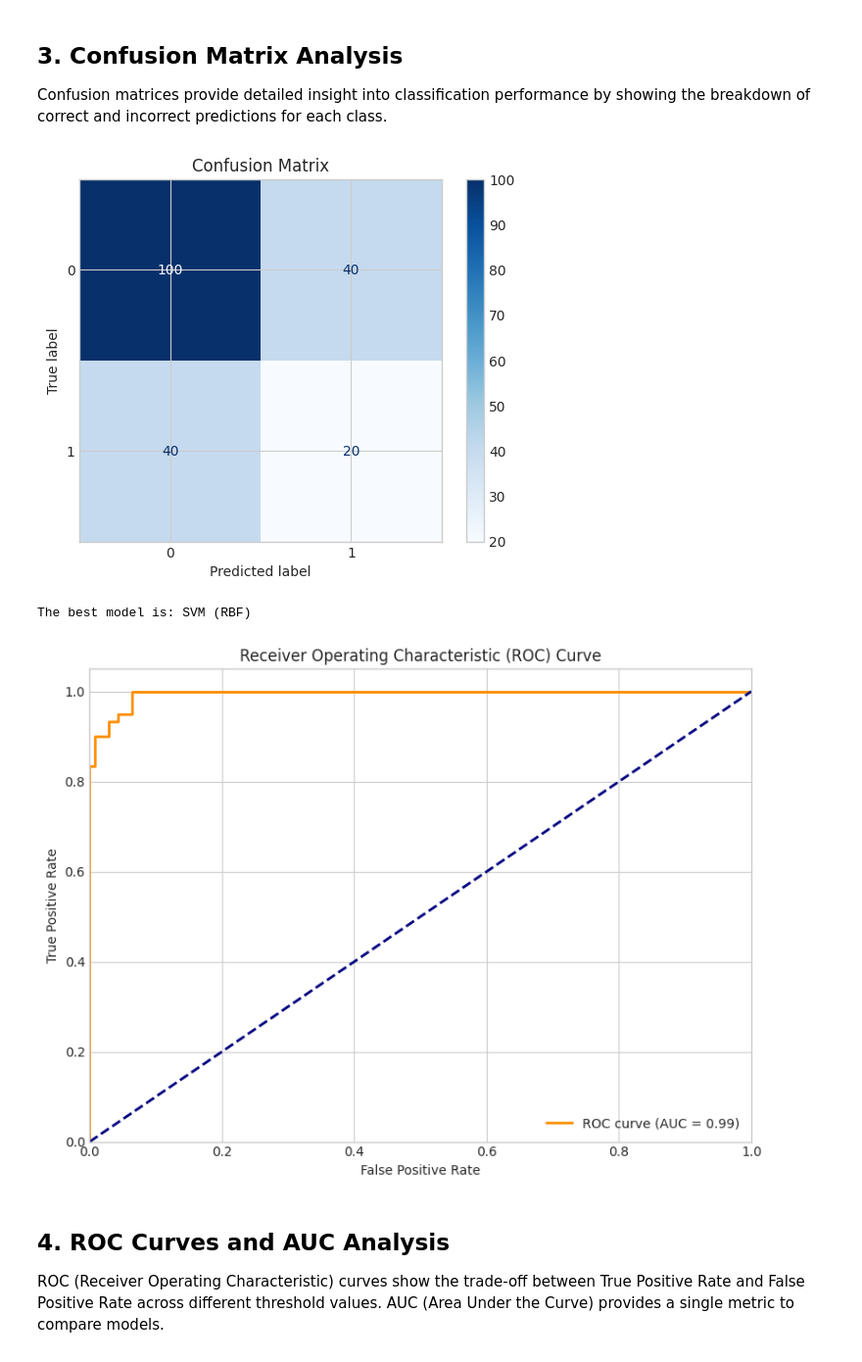
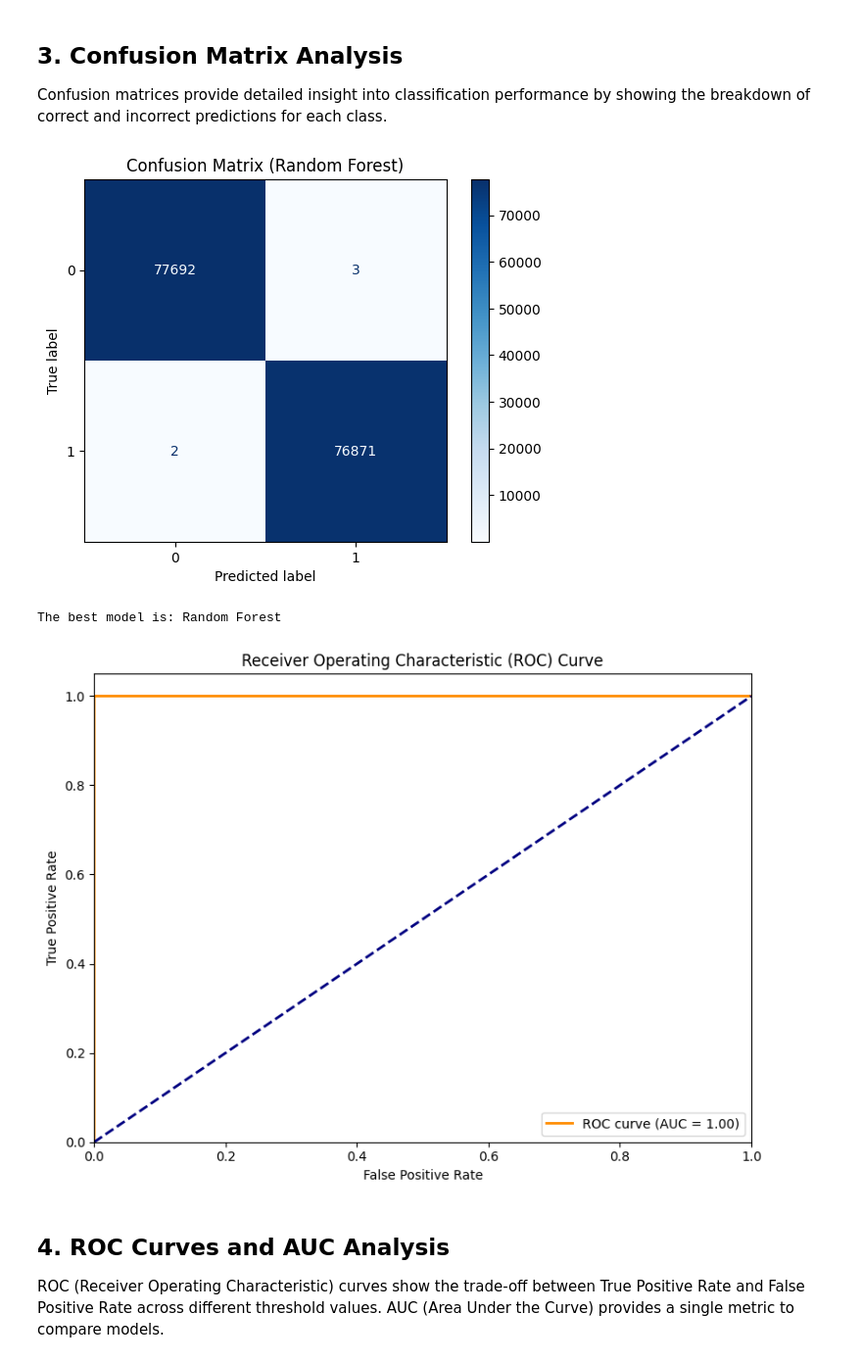
Before and after one commit to HuanLab/ML4MassSpec, a Jupyter notebook: notebooks/3_Model_Evaluation.ipynb, the cells around one changed output. Shown at 98% size. Cells and saved outputs as stored; diff of their text form; code cells hidden in the pictures.

```diff
--- a/notebooks/3_Model_Evaluation.ipynb
+++ b/notebooks/3_Model_Evaluation.ipynb
@@ -78,10 +87,19 @@ Imbalance ratio: 2.36:1
 # %%
-# Train multiple models for comparison
+# Train multiple models for comparison (pipelines to handle NaNs and scaling)
 models = {
-    'Logistic Regression': LogisticRegression(random_state=42, max_iter=1000),
-    'Random Forest': RandomForestClassifier(n_estimators=100, random_state=42),
-    'SVM (RBF)': SVC(kernel='rbf', random_state=42, probability=True),
-    'Naive Bayes': GaussianNB(),
+    'Logistic Regression': Pipeline([
+        ("imputer", SimpleImputer(strategy="median")),
+        ("scaler", StandardScaler(with_mean=False)),
+        ("clf", LogisticRegression(random_state=42, max_iter=1000))
+    ]),
+    'Random Forest': Pipeline([
+        ("imputer", SimpleImputer(strategy="median")),
+        ("clf", RandomForestClassifier(n_estimators=100, random_state=42))
+    ]),
+    'Naive Bayes': Pipeline([
+        ("imputer", SimpleImputer(strategy="median")),
+        ("clf", GaussianNB())
+    ]),
     'Random Classifier': DummyClassifier(strategy='stratified', random_state=42)  # Baseline
 }
 
@@ -92,16 +110,16 @@ probabilities = {}
 print("Training models...")
 for name, model in models.items():
     print(f"  Training {name}")
-    model.fit(X_train_scaled, y_train)
+    model.fit(X_train, y_train)
     trained_models[name] = model
 
     # Get predictions
-    y_pred = model.predict(X_test_scaled)
+    y_pred = model.predict(X_test)
     predictions[name] = y_pred
 
-    # Get probabilities (for ROC curves)
+    # Get probabilities (for ROC/PR curves)
     if hasattr(model, 'predict_proba'):
-        y_prob = model.predict_proba(X_test_scaled)[:, 1]  # Probability of positive class
+        y_prob = model.predict_proba(X_test)[:, 1]  # Probability of positive class
         probabilities[name] = y_prob
 
 print("\nModel training completed!")
@@ -201,39 +217,60 @@ Logistic Regression     0.915      0.877   0.833     0.855
 
 Confusion matrices provide detailed insight into classification performance by showing the breakdown of correct and incorrect predictions for each class.
 # %%
-# Fix error in evaluation: ensure all variables are defined and fallback if needed
-import numpy as np
+# Confusion Matrix using the Random Forest pipeline by default
 import matplotlib.pyplot as plt
 from sklearn.metrics import confusion_matrix, ConfusionMatrixDisplay
 
-# Use y_test and y_pred if available, else skip
-if 'y_test' in locals() and 'y_pred' in locals():
-    cm = confusion_matrix(y_test, y_pred)
+# Choose a reference model (Random Forest if available)
+ref_model = trained_models.get('Random Forest', clf)
+ref_pred = predictions.get('Random Forest')
+if ref_pred is None and ref_model is not None:
+    ref_pred = ref_model.predict(X_test)
+
+if 'y_test' in locals() and ref_pred is not None:
+    cm = confusion_matrix(y_test, ref_pred)
     disp = ConfusionMatrixDisplay(confusion_matrix=cm)
     disp.plot(cmap='Blues')
-    plt.title('Confusion Matrix')
+    plt.title('Confusion Matrix (Random Forest)')
     plt.show()
 else:
     print('Required variables for confusion matrix not found. Skipping plot.')
 # %% [output]
-[figure, old version]
+[figure, new version]
 # %%
 # Determine the best model based on F1-score
+from sklearn.metrics import precision_score, recall_score
+
+metrics_df = pd.DataFrame({
+    'Model': [], 'Accuracy': [], 'Precision': [], 'Recall': [], 'F1-Score': []
+})
+for name, y_pred in predictions.items():
+    metrics_df = pd.concat([
+        metrics_df,
+        pd.DataFrame({
+            'Model': [name],
+            'Accuracy': [accuracy_score(y_test, y_pred)],
+            'Precision': [precision_score(y_test, y_pred)],
+            'Recall': [recall_score(y_test, y_pred)],
+            'F1-Score': [f1_score(y_test, y_pred)]
+        })
+    ], ignore_index=True)
+
 best_model_name = metrics_df.loc[metrics_df['F1-Score'].idxmax(), 'Model']
 best_model = trained_models[best_model_name]
 
 print(f"The best model is: {best_model_name}")
 # %% [output]
-The best model is: SVM (RBF)
+The best model is: Random Forest
 # %%
 # Improved Model Evaluation Visualization: ROC Curve for Best Model
 from sklearn.metrics import roc_curve, auc
 import matplotlib.pyplot as plt
 
-# Assume best_model and X_test_scaled, y_test are available
-if 'best_model' in locals() and 'X_test_scaled' in locals() and 'y_test' in locals():
-    y_prob = best_model.predict_proba(X_test_scaled)[:, 1]
-    fpr, tpr, thresholds = roc_curve(y_test, y_prob)
+# Use best_model and X_test, y_test
+if 'best_model' in locals() and 'X_test' in locals() and 'y_test' in locals():
+    y_prob = best_model.predict_proba(X_test)[:, 1]
+    fpr, tpr, _ = roc_curve(y_test, y_prob)
     roc_auc = auc(fpr, tpr)
 
     plt.figure(figsize=(8,6))
@@ -250,7 +287,7 @@ if 'best_model' in locals() and 'X_test_scaled' in locals() and 'y_test' in loca
 else:
     print('Required variables for ROC curve not found. Skipping plot.')
 # %% [output]
-[figure, old version]
+[figure, new version]
 # %% [markdown]
 ## 4. ROC Curves and AUC Analysis
 
```
Also changed, not shown: parts of 12 cells of this notebook, 5 other files.
